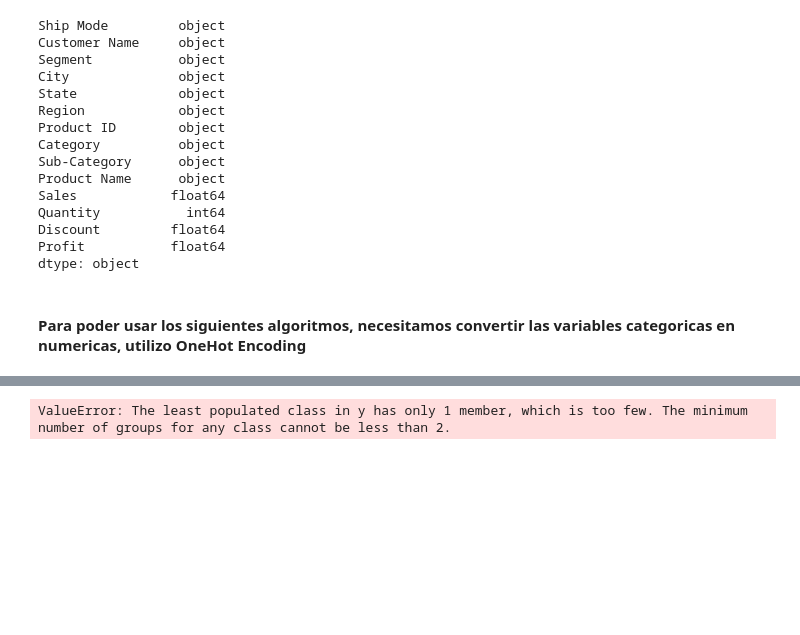
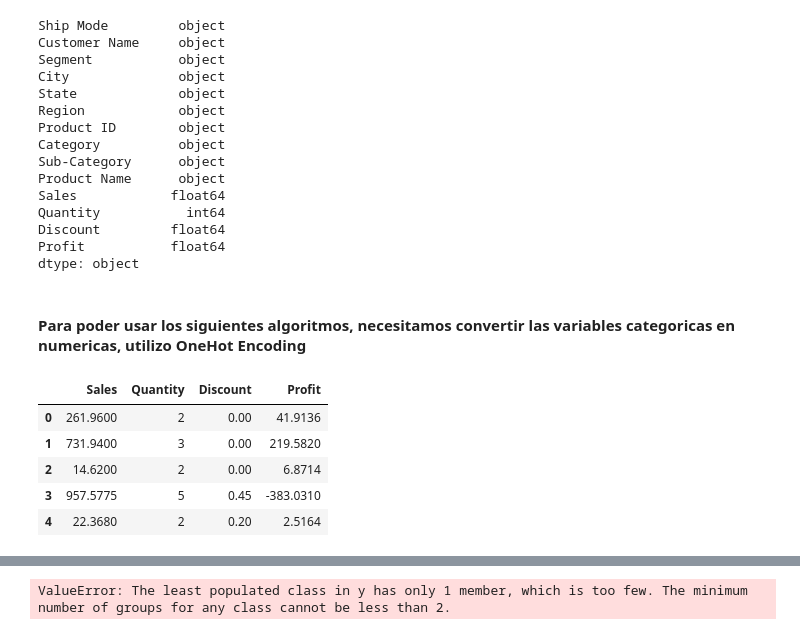
Before and after one commit to NestorDiazDataSC/SuperStore-Sales, a Jupyter notebook: Supermarket.ipynb, the cells around one changed output, grey strips where cells are left out. Drawn from its saved outputs; the diff is of its cells as text; code cells hidden in the pictures; blank space fills up the shorter version.

```diff
--- a/Supermarket.ipynb
+++ b/Supermarket.ipynb
@@ -367,3 +367,15 @@ Profit           float64
 dtype: object
 # %% [markdown]
 #### Para poder usar los siguientes algoritmos, necesitamos convertir las variables categoricas en numericas, utilizo OneHot Encoding
+# %%
+# Primero procedemos a limpiar los datos de variables categoricas, eliminamos todas.
+numerica = df.drop(["Ship Mode", "Customer Name", "Segment", "City", "State", "Region", "Product ID", "Category", "Sub-Category", "Product Name"], axis =1)
+# %%
+numerica.head() # Vemos que muestra solo las variables numericas que quedaron por ahora.
+# %% [output]
+|  | Sales | Quantity | Discount | Profit |
+| 0 | 261.9600 | 2 | 0.00 | 41.9136 |
+| 1 | 731.9400 | 3 | 0.00 | 219.5820 |
+| 2 | 14.6200 | 2 | 0.00 | 6.8714 |
+| 3 | 957.5775 | 5 | 0.45 | -383.0310 |
+| 4 | 22.3680 | 2 | 0.20 | 2.5164 |
```
Also changed, not shown: parts of 8 cells of this notebook.
